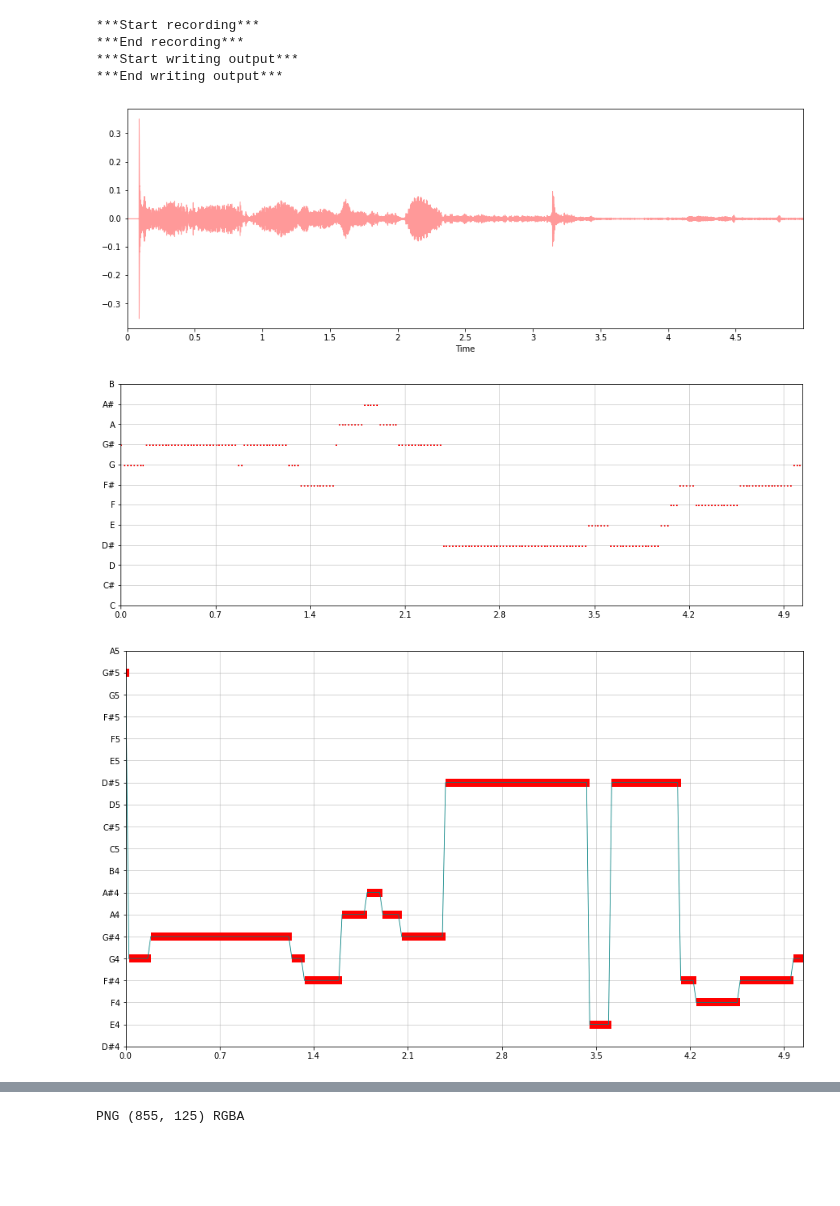
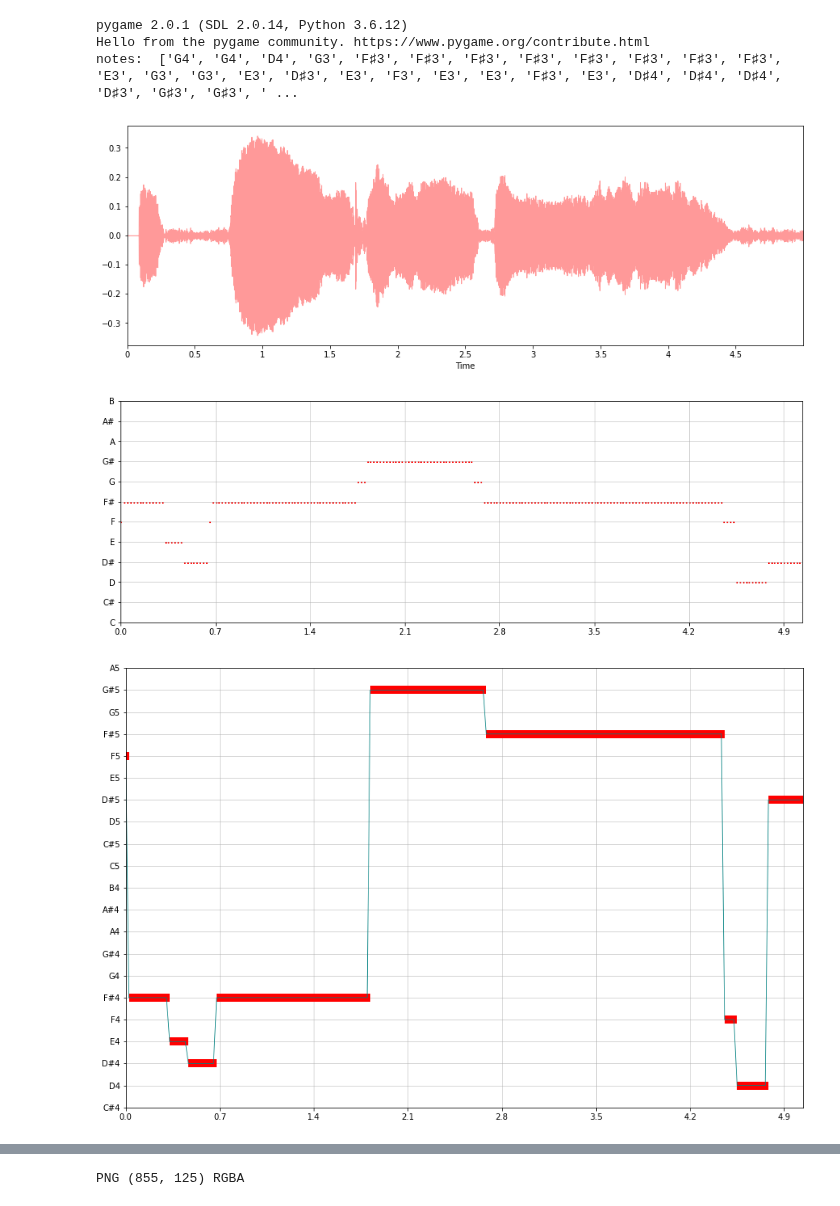
Before and after one commit to yanzhoupan/singya, a Jupyter notebook: singya.ipynb, the cells around one changed output, grey strips where cells are left out. Cells and saved outputs as stored; diff of their text form; code cells hidden in the pictures; blank space fills up the shorter version.

```diff
--- a/singya.ipynb
+++ b/singya.ipynb
@@ -1,23 +1,23 @@
 # %%
 import numpy as np
 import IPython.display as ipd
 import pandas as pd
 import singya_util
 import os
 import IPython
 
 
 singya = singya_util.Singya()
-singya.record_song()
+# singya.record_song()
 singya.load_song()
 singya.draw_wave()
 singya.draw_scatter()
 singya.draw_hlines()
+# singya.play_recorded_song()
 # %% [output]
-***Start recording***
-***End recording***
-***Start writing output***
-***End writing output***
+pygame 2.0.1 (SDL 2.0.14, Python 3.6.12)
+Hello from the pygame community. https://www.pygame.org/contribute.html
+notes:  ['G4', 'G4', 'D4', 'G3', 'F♯3', 'F♯3', 'F♯3', 'F♯3', 'F♯3', 'F♯3', 'F♯3', 'F♯3', 'E3', 'G3', 'G3', 'E3', 'D♯3', 'E3', 'F3', 'E3', 'E3', 'F♯3', 'E3', 'D♯4', 'D♯4', 'D♯4', 'D♯3', 'G♯3', 'G♯3', ' ...
-[figure, old version]
+[figure, new version]
-[figure, old version]
+[figure, new version]
-[figure, old version]
+[figure, new version]
```
Also changed, not shown: parts of 3 cells of this notebook, 2 other files.
